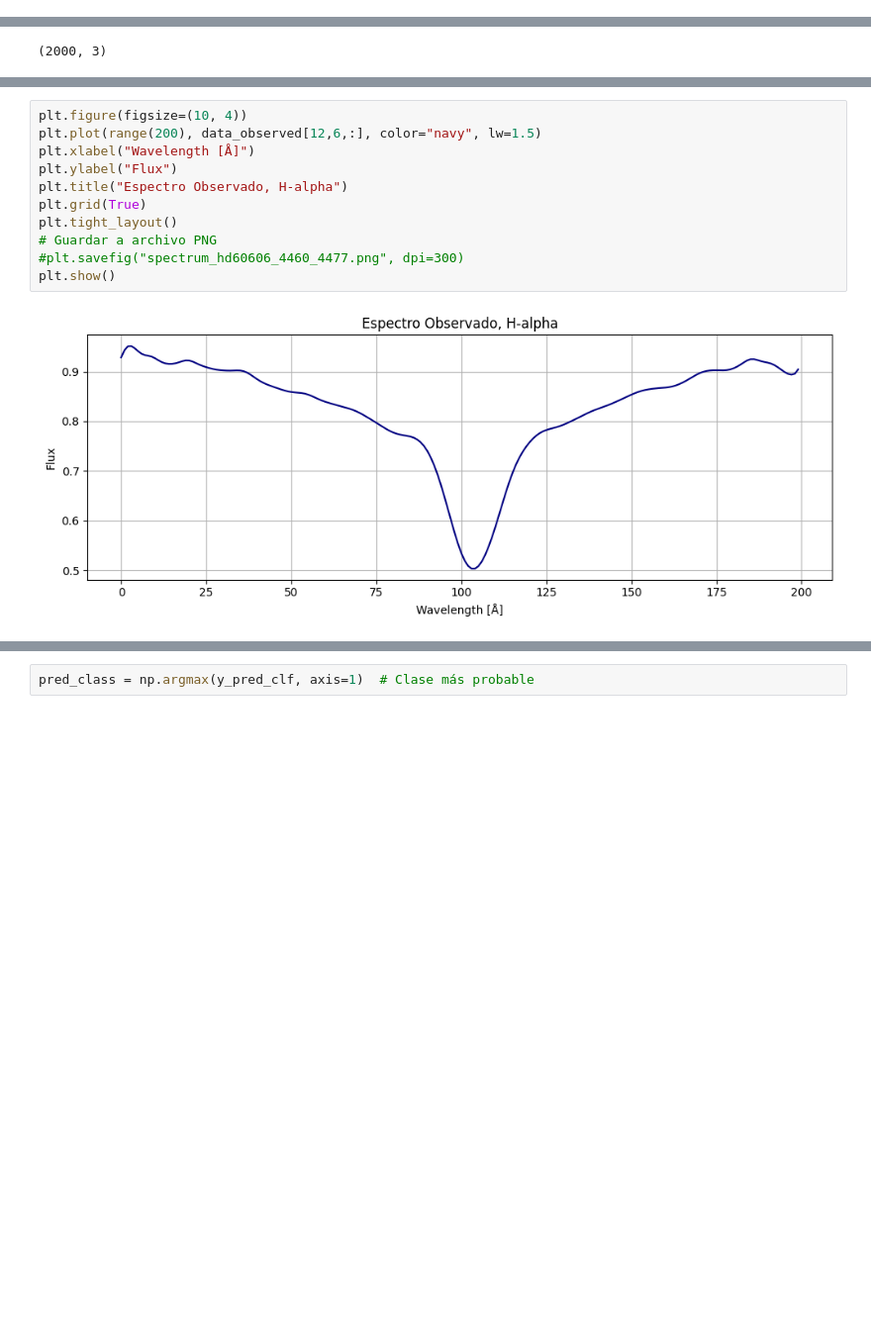
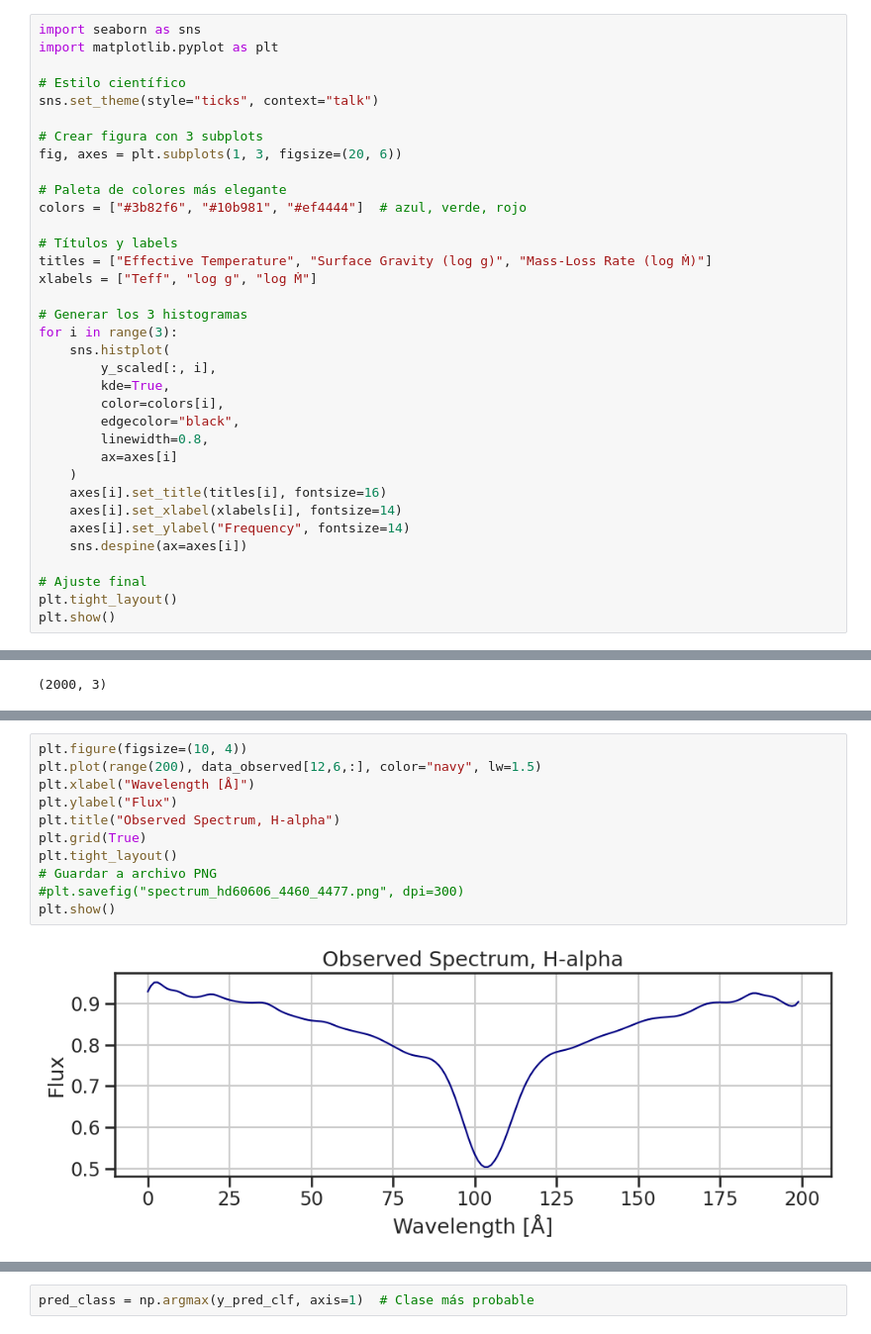
Before and after one commit to rpezoa/OCEANS_ml, a Jupyter notebook: project_stellar_param.ipynb, the cells around one changed output, grey strips where cells are left out. Shown: that part at 99% size. Saved outputs shown, nothing was run; the diff lists cells and outputs as text; blank space fills up the shorter version.

```diff
--- a/project_stellar_param.ipynb
+++ b/project_stellar_param.ipynb
@@ -175,0 +251,35 @@ plt.show()
+# %%
+import seaborn as sns
+import matplotlib.pyplot as plt
+
+# Estilo científico
+sns.set_theme(style="ticks", context="talk")
+
+# Crear figura con 3 subplots
+fig, axes = plt.subplots(1, 3, figsize=(20, 6))
+
+# Paleta de colores más elegante
+colors = ["#3b82f6", "#10b981", "#ef4444"]  # azul, verde, rojo
+
+# Títulos y labels
+titles = ["Effective Temperature", "Surface Gravity (log g)", "Mass-Loss Rate (log Ṁ)"]
+xlabels = ["Teff", "log g", "log Ṁ"]
+
+# Generar los 3 histogramas
+for i in range(3):
+    sns.histplot(
+        y_scaled[:, i],
+        kde=True,
+        color=colors[i],
+        edgecolor="black",
+        linewidth=0.8,
+        ax=axes[i]
+    )
+    axes[i].set_title(titles[i], fontsize=16)
+    axes[i].set_xlabel(xlabels[i], fontsize=14)
+    axes[i].set_ylabel("Frequency", fontsize=14)
+    sns.despine(ax=axes[i])
+
+# Ajuste final
+plt.tight_layout()
+plt.show()
@@ -399,16 +476,16 @@ plt.show()
 # %%
 plt.figure(figsize=(10, 4))
 plt.plot(range(200), data_observed[12,6,:], color="navy", lw=1.5)
 plt.xlabel("Wavelength [Å]")
 plt.ylabel("Flux")
-plt.title("Espectro Observado, H-alpha")
+plt.title("Observed Spectrum, H-alpha")
 plt.grid(True)
 plt.tight_layout()
 # Guardar a archivo PNG
 #plt.savefig("spectrum_hd60606_4460_4477.png", dpi=300)
 plt.show()
 # %% [output]
-[figure, old version]
+[figure, new version]
 # %%
 plt.figure(figsize=(10, 4))
 plt.plot(range(200), data_observed_p[12,:], color="navy", lw=1.5)
```
Also changed, not shown: parts of 61 cells of this notebook.
